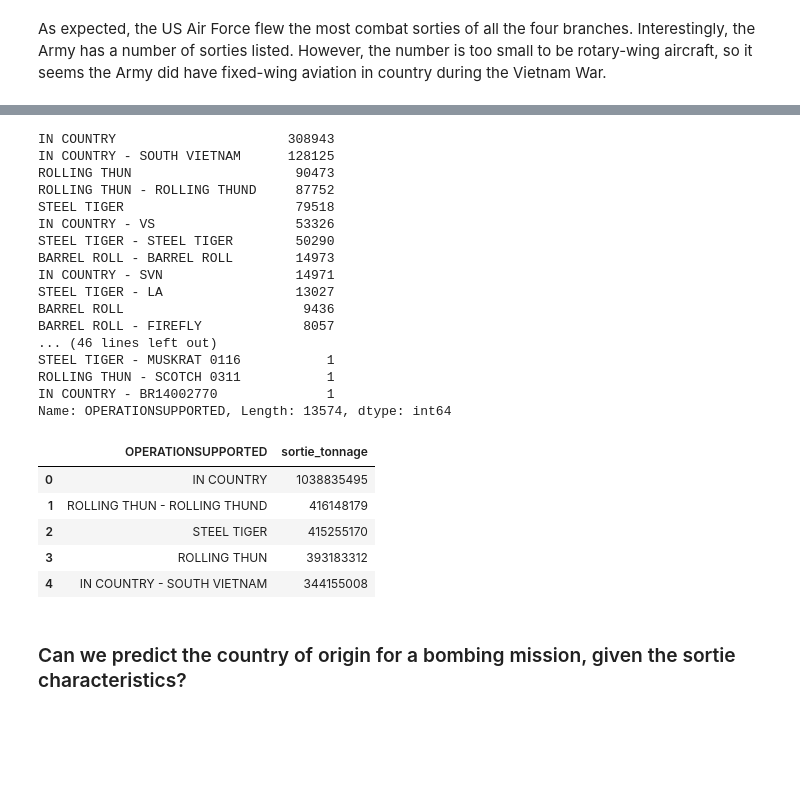
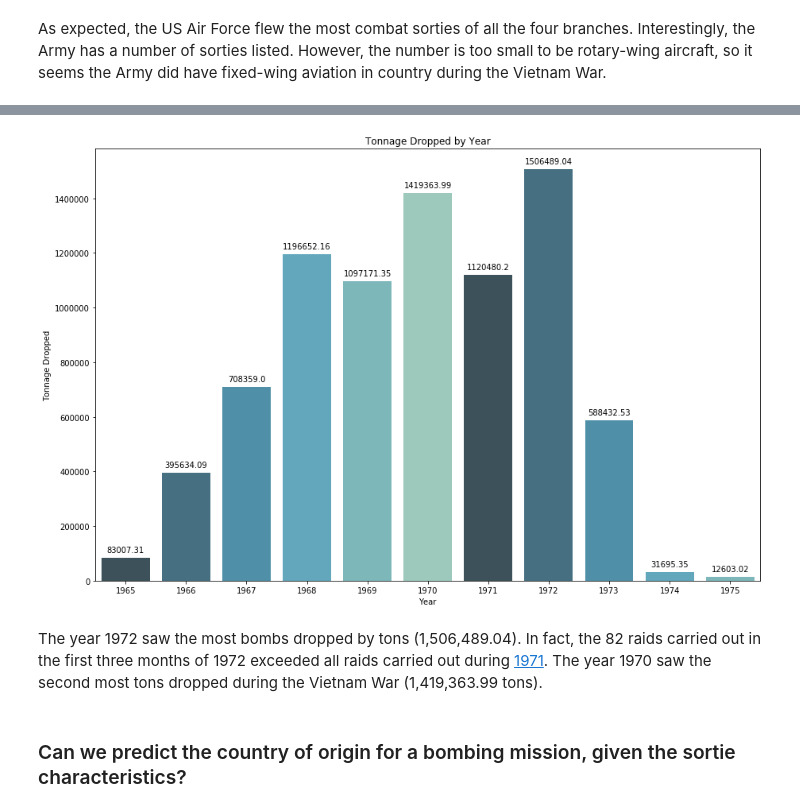
Before and after one commit to tengdann/si618-final, a Jupyter notebook: si618-final.ipynb, the cells around one changed output, grey strips where cells are left out. Saved outputs shown, nothing was run; the diff lists cells and outputs as text; code cells hidden in the pictures; blank space fills up the shorter version.

```diff
--- a/si618-final.ipynb
+++ b/si618-final.ipynb
@@ -172,2 +148,3 @@ ops = [
 # %%
-campaigns = bombing_ops[bombing_ops.NUMWEAPONSDELIVERED > 0]
+years = bombing_ops.copy()
+years_filt = years[years.NUMWEAPONSDELIVERED > 0]
@@ -177,47 +151,36 @@ campaigns['operation_agg'] = campaigns.OPERATIONSUPPORTED
-# %%
-campaigns.OPERATIONSUPPORTED.value_counts()
-# %% [output]
-IN COUNTRY                      308943
-IN COUNTRY - SOUTH VIETNAM      128125
-ROLLING THUN                     90473
-ROLLING THUN - ROLLING THUND     87752
-STEEL TIGER                      79518
-IN COUNTRY - VS                  53326
-STEEL TIGER - STEEL TIGER        50290
-BARREL ROLL - BARREL ROLL        14973
-IN COUNTRY - SVN                 14971
-STEEL TIGER - LA                 13027
-BARREL ROLL                       9436
-BARREL ROLL - FIREFLY             8057
-... (46 lines left out)
-STEEL TIGER - MUSKRAT 0116           1
-ROLLING THUN - SCOTCH 0311           1
-IN COUNTRY - BR14002770              1
-Name: OPERATIONSUPPORTED, Length: 13574, dtype: int64
+# %%
+pat = re.compile(r'(\d{4})-(\d{2})-(\d{2})')
+def get_year(row):
+    try:
+        if re.search(pat, row.MSNDATE):
+            match = re.search(pat, row.MSNDATE)
+            return match[1]
+        else:
+            return str(row.MSNDATE)[:4]
+    except:
+        return None
+
+years_filt['year'] = years_filt.apply(get_year, axis = 1)
 # %%
 def sortie_tonnage(row):
-    return row.NUMWEAPONSDELIVERED * row.WEAPONTYPEWEIGHT
+    return (row.NUMWEAPONSDELIVERED * row.WEAPONTYPEWEIGHT) / 2000 # Weapon weight is in lbs; divide by 2000 to get tons
 
-campaigns['sortie_tonnage'] = campaigns.apply(sortie_tonnage, axis = 1)
+years_filt['sortie_tonnage'] = years_filt.apply(sortie_tonnage, axis = 1)
-# %%
-campaign_tonnage = campaigns.groupby('OPERATIONSUPPORTED').sum().sort_values(by = 'sortie_tonnage', ascending = False).sortie_tonnage.reset_index()
-campaign_tonnage.head()
-# %% [output]
-|  | OPERATIONSUPPORTED | sortie_tonnage |
-| 0 | IN COUNTRY | 1038835495 |
-| 1 | ROLLING THUN - ROLLING THUND | 416148179 |
-| 2 | STEEL TIGER | 415255170 |
-| 3 | ROLLING THUN | 393183312 |
-| 4 | IN COUNTRY - SOUTH VIETNAM | 344155008 |
+# %%
+years_tonnage = years_filt.groupby('year').sum().sortie_tonnage.reset_index()
 # %%
 plt.figure(figsize = (15,10))
-ax = sns.barplot(x = campaign_tonnage.OPERATIONSUPPORTED, y = campaign_tonnage.sortie_tonnage, palette = sns.color_palette('GnBu_d'))
-#plt.xlabel('Service Branch')
-#plt.ylabel('# of Missions')
-plt.title('Missions Flown by Service Branch')
+ax = sns.barplot(x = years_tonnage.year, y = years_tonnage.sortie_tonnage, palette = sns.color_palette('GnBu_d'))
+plt.xlabel('Year')
+plt.ylabel('Tonnage Dropped')
+plt.title('Tonnage Dropped by Year')
 
 for p in ax.patches:
     ax.annotate(np.round(p.get_height(),decimals=2), (p.get_x()+p.get_width()/2., p.get_height()), ha='center', va='center', xytext=(0, 10), textcoords='offset points')
+# %% [output]
+[figure, added]
+# %% [markdown]
+The year 1972 saw the most bombs dropped by tons (1,506,489.04). In fact, the 82 raids carried out in the first three months of 1972 exceeded all raids carried out during [1971](https://en.wikipedia.org/wiki/1972_in_the_Vietnam_War#cite_note-20). The year 1970 saw the second most tons dropped during the Vietnam War (1,419,363.99 tons).
 # %% [markdown]
 ### Can we predict the country of origin for a bombing mission, given the sortie characteristics?
 # %%
```
Also changed, not shown: parts of 17 cells of this notebook, 3 other files.
